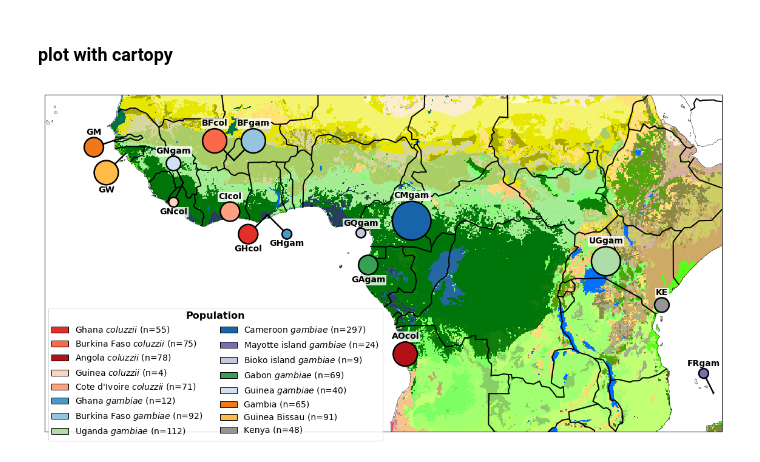
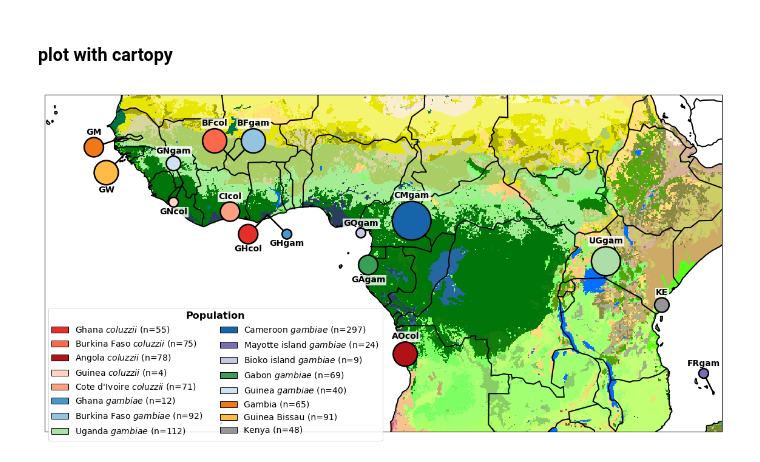
Before and after one commit to alimanfoo/ag1000g-phase2-data-paper, a Jupyter notebook: notebooks/phase_2_collection_map.ipynb, the cells around one changed output. Drawn from its saved outputs; the diff is of its cells as text; code cells hidden in the pictures.

Commit message:
coastline thickened, pops ordered

```diff
--- a/work/9_collection_map/phase_2_collection_map.ipynb
+++ b/notebooks/phase_2_collection_map.ipynb
@@ -21,7 +21,7 @@ import seaborn as sns
 # %% [output]
 cartopy 0.16.0
 # %%
-df_meta = pd.read_csv('../../meta/ag1000g/phase2_samples.meta.txt', sep='\t')
+df_meta = pd.read_csv('../meta/ag1000g/phase2_samples.meta.txt', sep='\t')
 df_meta.columns
 # %% [output]
 Index(['ox_code', 'src_code', 'population', 'country', 'location', 'site',
@@ -534,7 +553,7 @@ def plot_shiny_map(fn=None, dpi=150):
     fig, ax = plt.subplots(figsize=(20, 20), subplot_kw=subplot_kw)
     ax.set_extent(extent_lonlat, crs=crs_lonlat)
     ax.imshow(data, cmap=color_map, extent=extent_lonlat, origin='upper')
-    ax.coastlines(resolution='50m', linewidth=.5)
+    ax.coastlines(resolution='50m', linewidth=2)
     ax.add_feature(cfeature.BORDERS, linewidth=2)
 
     for pop, lat, lon, offset_lat, offset_lon, num, pos in zip(list(df['pop']), list(df.lat), list(df.lon), list(df.offset_lat), list(df.offset_lon), list(df.num), list(df.label)):
@@ -565,7 +584,7 @@ def plot_shiny_map(fn=None, dpi=150):
 
     ax.set_extent([-24, 46, -14, 15])
 
-    handles = [mpl.patches.Patch(facecolor=pop_colors[k], edgecolor='k', label=df[df['pop'] == k].long.values[0]) for k in list(col_dict.keys())]
+    handles = [mpl.patches.Patch(facecolor=pop_colors[k], edgecolor='k', label=df[df['pop'] == k].long.values[0]) for k in list(pop_col)]
     #handles = [mpl.patches.Patch(facecolor=hap_colors[k], edgecolor='k', label=human_hap_labels[k]) for k in hap_label
     leg = ax.legend(handles=handles, bbox_to_anchor=(-0.0009, 0.38), loc='upper left', title='Population', ncol=2, fontsize=14 )
     leg.get_title().set_fontsize('16')
@@ -574,6 +593,6 @@ def plot_shiny_map(fn=None, dpi=150):
     if fn:
         fig.savefig(fn, jpeg_quality=100, dpi=dpi, bbox_inches='tight');
 # %%
-plot_shiny_map(fn='shiny_eco_test_map.jpg', dpi=150)
+plot_shiny_map(fn='../artwork/collection_site_map.jpg', dpi=150)
 # %% [output]
-[figure, old version]
+[figure, new version]
```
Also changed, not shown: parts of 5 cells of this notebook, 4 other files.
